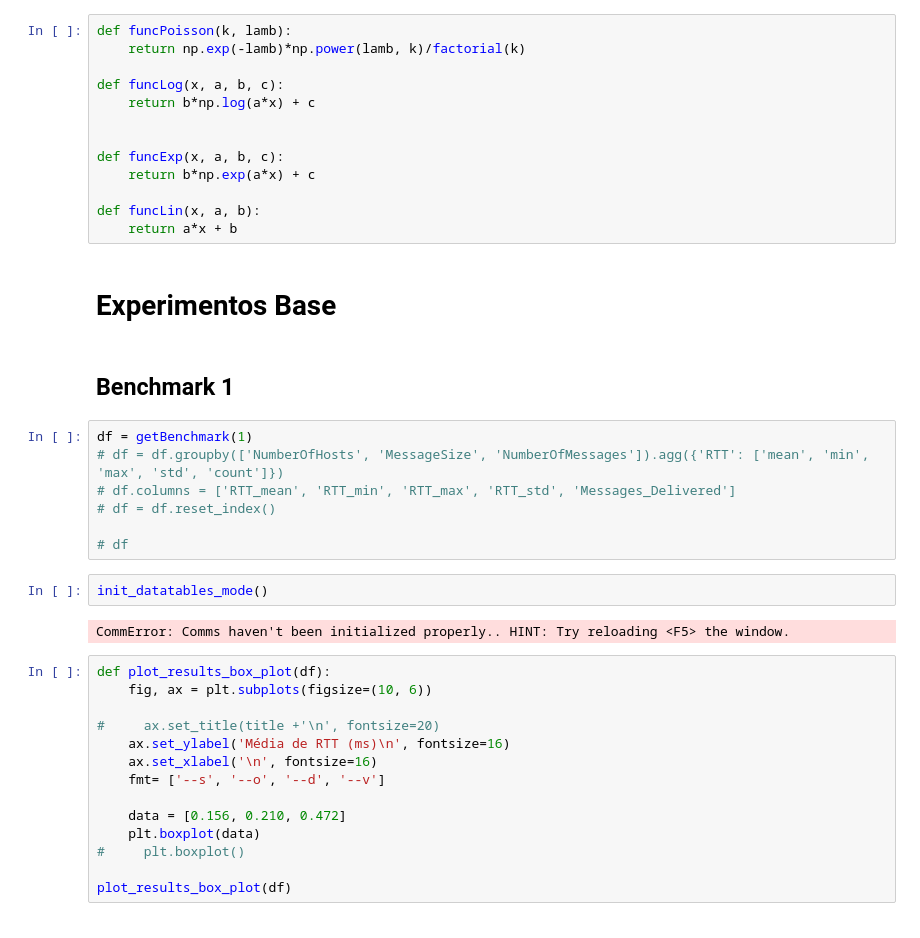
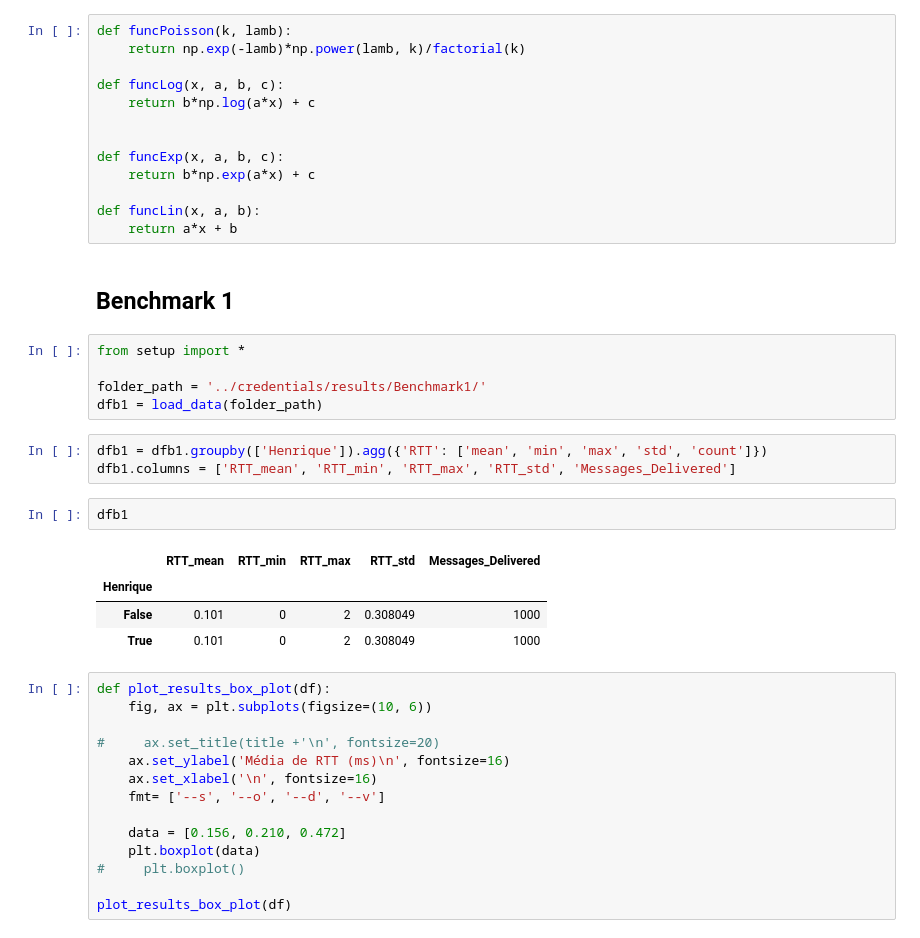
Before and after one commit to rafalencar1997/JadeContainer, a Jupyter notebook: analysis/Benchmark_Base.ipynb, the cells around one changed output. Saved outputs shown, nothing was run; the diff lists cells and outputs as text.

Commit message:
inclui se parametro caso o experimento do seja o do henrique ou não

```diff
--- a/analysis/Benchmark_Base.ipynb
+++ b/analysis/Benchmark_Base.ipynb
@@ -117,21 +126,23 @@ def funcExp(x, a, b, c):
 
 def funcLin(x, a, b):
     return a*x + b
-# %% [markdown]
-# Experimentos Base
 # %% [markdown]
 ## Benchmark 1
+# %%
+from setup import *
+
+folder_path = '../credentials/results/Benchmark1/'
+dfb1 = load_data(folder_path)
 # %%
-df = getBenchmark(1)
-# df = df.groupby(['NumberOfHosts', 'MessageSize', 'NumberOfMessages']).agg({'RTT': ['mean', 'min', 'max', 'std', 'count']})
-# df.columns = ['RTT_mean', 'RTT_min', 'RTT_max', 'RTT_std', 'Messages_Delivered']
-# df = df.reset_index()
-
-# df
+dfb1 = dfb1.groupby(['Henrique']).agg({'RTT': ['mean', 'min', 'max', 'std', 'count']})
+dfb1.columns = ['RTT_mean', 'RTT_min', 'RTT_max', 'RTT_std', 'Messages_Delivered']
-# %%
-init_datatables_mode()
-# %% [output]
-CommError: Comms haven't been initialized properly.. HINT: Try reloading <F5> the window.
+# %%
+dfb1
+# %% [output]
+|  | RTT_mean | RTT_min | RTT_max | RTT_std | Messages_Delivered |
+| Henrique |  |  |  |  |  |
+| False | 0.101 | 0 | 2 | 0.308049 | 1000 |
+| True | 0.101 | 0 | 2 | 0.308049 | 1000 |
 # %%
 def plot_results_box_plot(df):
     fig, ax = plt.subplots(figsize=(10, 6))
```
Also changed, not shown: parts of 7 cells of this notebook, 5 other files.
